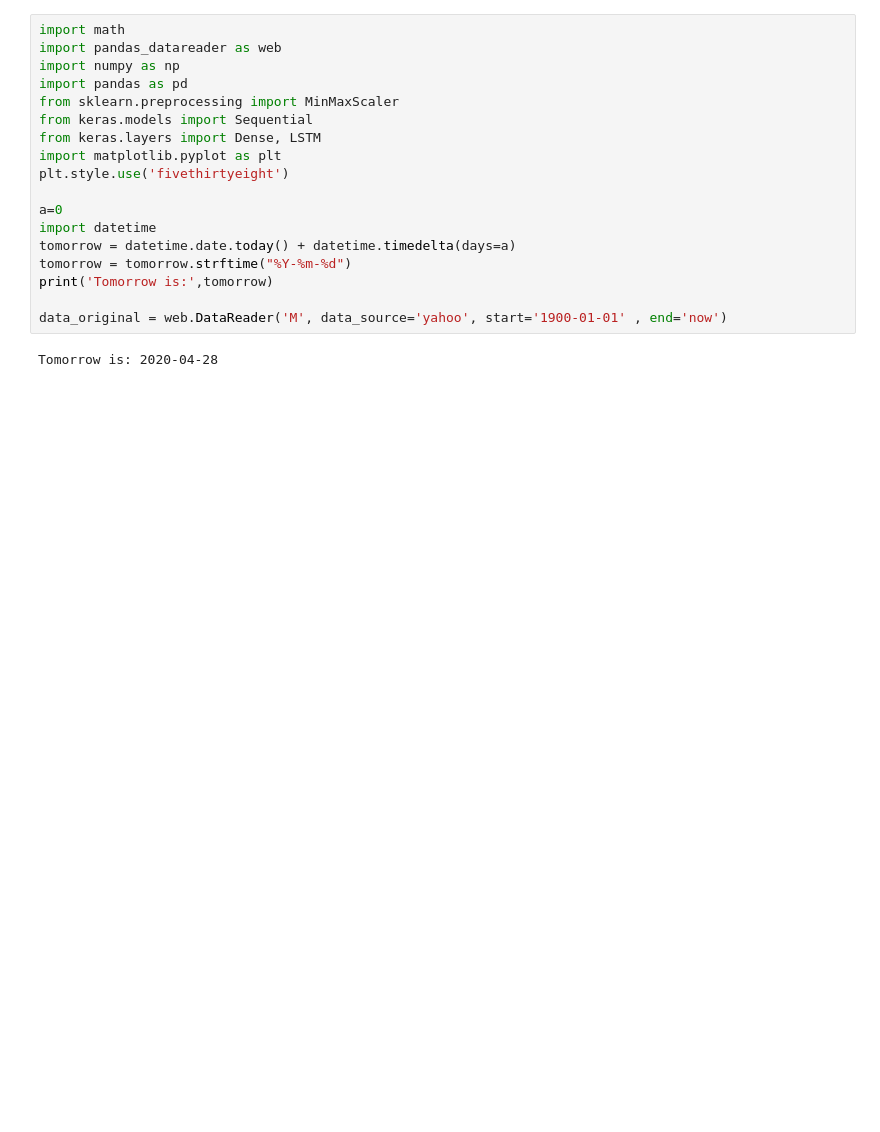
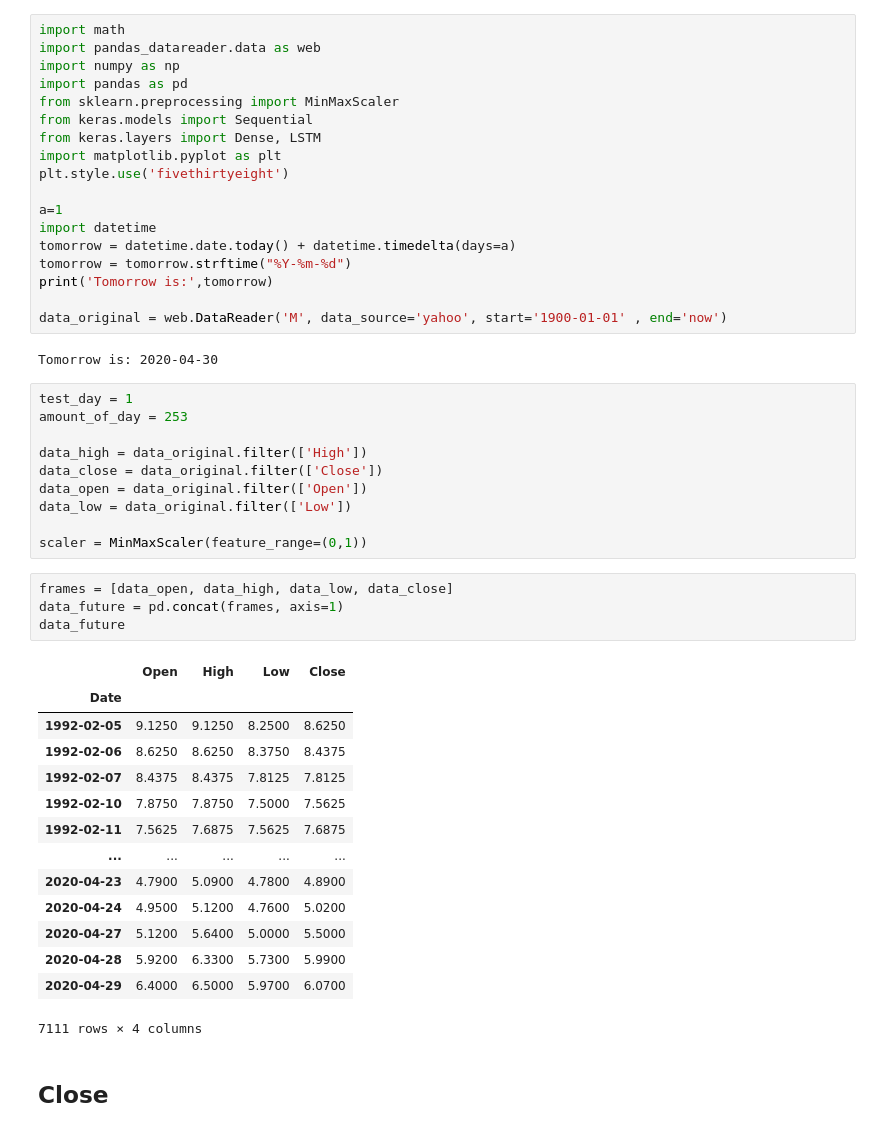
Before and after one commit to uegn/Yatogami7618, a Jupyter notebook: Stock_LSTM_future_time.ipynb, the cells around one changed output. Saved outputs shown, nothing was run; the diff lists cells and outputs as text; blank space fills up the shorter version.

```diff
--- a/Stock_LSTM_future_time.ipynb
+++ b/Stock_LSTM_future_time.ipynb
@@ -2,7 +2,7 @@
 <a href="https://colab.research.google.com/github/uegn/Yatogami7618/blob/master/Stock_LSTM_future_time.ipynb" target="_parent"><img src="https://colab.research.google.com/assets/colab-badge.svg" alt="Open In Colab"/></a>
 # %%
 import math
-import pandas_datareader as web
+import pandas_datareader.data as web
 import numpy as np
 import pandas as pd
 from sklearn.preprocessing import MinMaxScaler
@@ -11,7 +11,7 @@ from keras.layers import Dense, LSTM
 import matplotlib.pyplot as plt
 plt.style.use('fivethirtyeight')
 
-a=0
+a=1
 import datetime
 tomorrow = datetime.date.today() + datetime.timedelta(days=a)
 tomorrow = tomorrow.strftime("%Y-%m-%d")
@@ -19,5 +19,36 @@ print('Tomorrow is:',tomorrow)
 
 data_original = web.DataReader('M', data_source='yahoo', start='1900-01-01' , end='now')
 # %% [output]
-Tomorrow is: 2020-04-28
+Tomorrow is: 2020-04-30
+# %%
+test_day = 1
+amount_of_day = 253
+
+data_high = data_original.filter(['High'])
+data_close = data_original.filter(['Close'])
+data_open = data_original.filter(['Open'])
+data_low = data_original.filter(['Low'])
+
+scaler = MinMaxScaler(feature_range=(0,1))
+# %%
+frames = [data_open, data_high, data_low, data_close]
+data_future = pd.concat(frames, axis=1)
+data_future
+# %% [output]
+|  | Open | High | Low | Close |
+| Date |  |  |  |  |
+| 1992-02-05 | 9.1250 | 9.1250 | 8.2500 | 8.6250 |
+| 1992-02-06 | 8.6250 | 8.6250 | 8.3750 | 8.4375 |
+| 1992-02-07 | 8.4375 | 8.4375 | 7.8125 | 7.8125 |
+| 1992-02-10 | 7.8750 | 7.8750 | 7.5000 | 7.5625 |
+| 1992-02-11 | 7.5625 | 7.6875 | 7.5625 | 7.6875 |
+| ... | ... | ... | ... | ... |
+| 2020-04-23 | 4.7900 | 5.0900 | 4.7800 | 4.8900 |
+| 2020-04-24 | 4.9500 | 5.1200 | 4.7600 | 5.0200 |
+| 2020-04-27 | 5.1200 | 5.6400 | 5.0000 | 5.5000 |
+| 2020-04-28 | 5.9200 | 6.3300 | 5.7300 | 5.9900 |
+| 2020-04-29 | 6.4000 | 6.5000 | 5.9700 | 6.0700 |
+7111 rows × 4 columns
+# %% [markdown]
+## Close
 # %%
```
Also changed, not shown: parts of 20 cells of this notebook.
